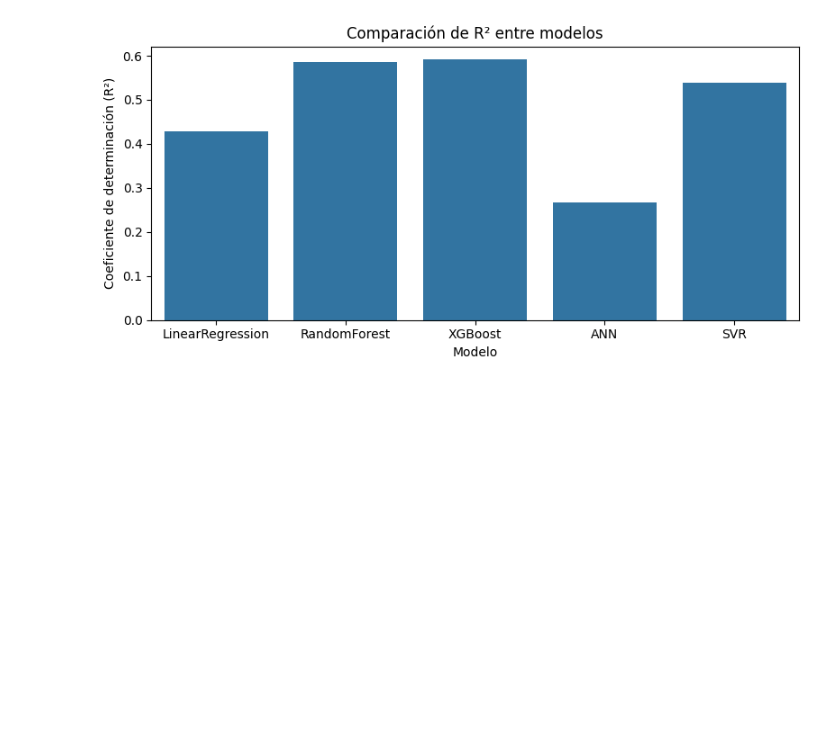
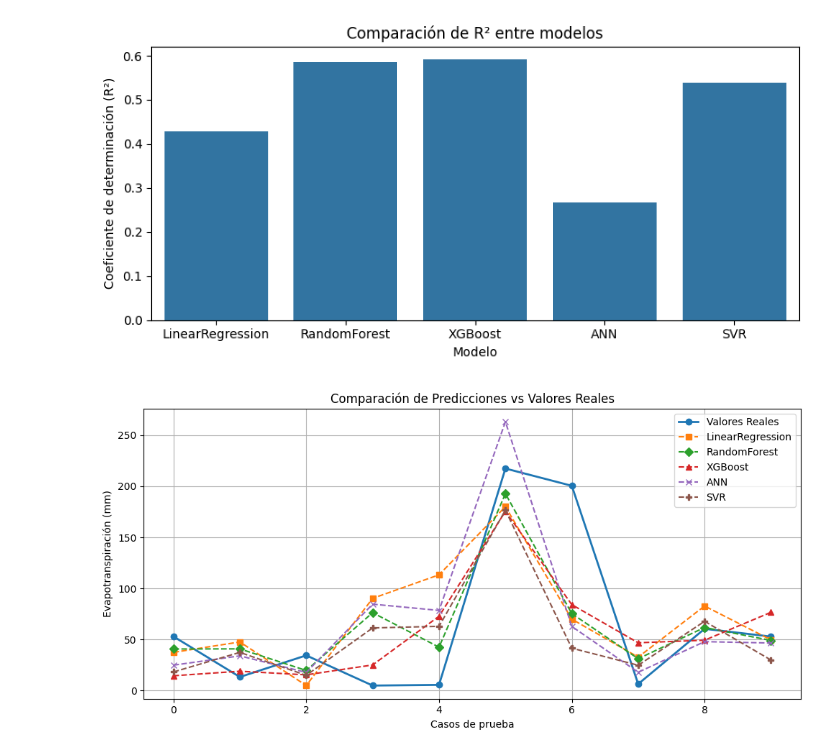
Before and after one commit to XavierMedinaMacias/tfm_xavierMedina, a Jupyter notebook: vsCode - machineLearning/ml_predicciones.ipynb, the cells around one changed output. Drawn from its saved outputs; the diff is of its cells as text; code cells hidden in the pictures; blank space fills up the shorter version.

```diff
--- a/vsCode - machineLearning/ml_predicciones.ipynb
+++ b/vsCode - machineLearning/ml_predicciones.ipynb
@@ -221,12 +187,14 @@ modelos = {
 }
 
 resultados = []
+predicciones_test = {}
 
 for nombre, modelo in modelos.items():
     modelo.fit(X_train, y_train)
     y_pred = modelo.predict(X_test)
     mae = mean_absolute_error(y_test, y_pred)
     r2 = r2_score(y_test, y_pred)
+    predicciones_test[nombre] = y_pred[:10]
 
     # Importancia de las variables
     if modelo == 'RandomForest':
@@ -282,3 +250,20 @@ Passing `palette` without assigning `hue` is deprecated and will be removed in v
 3               ANN  46.504402  0.266202
 4               SVR  42.371547  0.538576
 [figure]
+# %%
+plt.figure(figsize=(10, 5))
+marcadores = ['o', 's', 'D', '^', 'x', 'P']
+plt.plot(range(10), y_test.values[:10], label='Valores Reales', marker='o', linewidth=2)
+
+for i, (nombre, preds) in enumerate(predicciones_test.items()):
+    plt.plot(range(10), preds, label=nombre, marker=marcadores[i+1], linestyle='--')
+
+plt.title("Comparación de Predicciones vs Valores Reales")
+plt.xlabel("Casos de prueba")
+plt.ylabel("Evapotranspiración (mm)")
+plt.legend()
+plt.grid(True)
+plt.tight_layout()
+plt.show()
+# %% [output]
+[figure, added]
```
Also changed, not shown: parts of 4 cells of this notebook.
